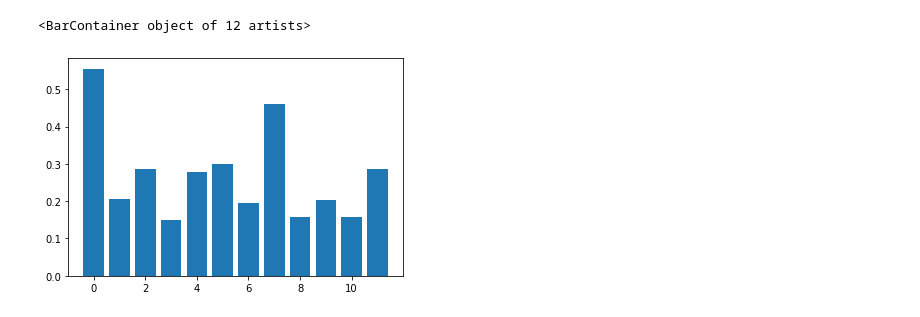
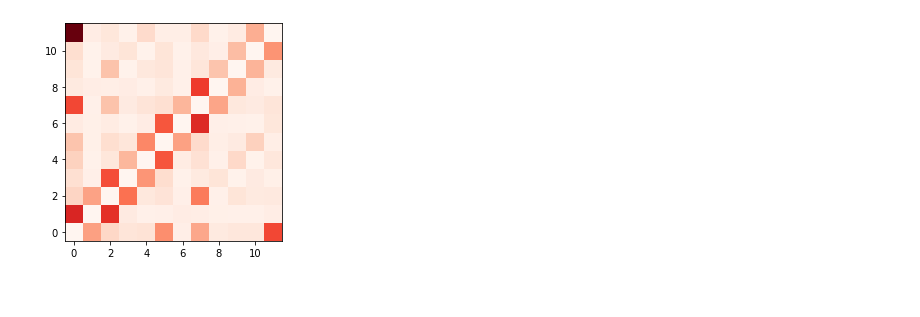
Before and after one commit to jpivarski-talks/2021-02-09-propose-scipy2021-tutorial, a Jupyter notebook: prep/million-song.ipynb, the cells around one changed output. Drawn from its saved outputs; the diff is of its cells as text; code cells hidden in the pictures.

Commit message:
This is good for the Million Songs.

```diff
--- a/prep/million-song.ipynb
+++ b/prep/million-song.ipynb
@@ -4,3 +6,5 @@ import numpy as np
 import matplotlib.pyplot as plt
 # %%
-songs = ak.from_parquet("/home/jpivarski/storage/million-song-dataset/data-zstd.parquet", lazy=True)
+# http://millionsongdataset.com/pages/field-list/
+songs = ak.from_parquet("~/storage/data/million-song-dataset/full/millionsongs", lazy=True)
+songs
@@ -24,12 +25,10 @@ key_shift = ak.Array([
     [10, 11,  0,  1,  2,  3,  4,  5,  6,  7,  8,  9],
     [11,  0,  1,  2,  3,  4,  5,  6,  7,  8,  9, 10],
 ])
+# %%
+# some_songs = songs[:10000]
+some_songs = ak.Array(songs.layout.partitions[0])
 # %%
-shift_for_song = key_shift[songs.analysis.key]
+shift_for_song = key_shift[some_songs.analysis.key]
 # %%
-shifted_pitches = songs.analysis.segments.pitches[shift_for_song[:, np.newaxis]]
+shifted_pitches = some_songs.analysis.segments.pitches[shift_for_song[:, np.newaxis]]
-# %%
-plt.bar(range(12), ak.mean(ak.mean(shifted_pitches[(songs.analysis.key_confidence > 0.9) & (songs.analysis.mode_confidence > 0.9) & (songs.analysis.mode == 1)], axis=1), axis=0))
-# %% [output]
-<BarContainer object of 12 artists>
-[figure, removed]
@@ -36,2 +37,17 @@ plt.bar(range(12), ak.mean(ak.mean(shifted_pitches[(songs.analysis.key_confidenc
+# %%
+second_loudest = sorted_pitches[:, :, -2]
+first_loudest = sorted_pitches[:, :, -1]
+
+fig, ax = plt.subplots(1, 1)
+ax.hist2d(
+    np.asarray(ak.flatten(first_loudest)),
+    np.asarray(ak.flatten(second_loudest)),
+    bins=(12, 12),
+    range=((-0.5, 11.5), (-0.5, 11.5)),
+    cmap="Reds",
+);
+ax.set_aspect(1)
+# %% [output]
+[figure, added]
 # %%
 loudest_pitches = ak.argmax(shifted_pitches, axis=-1)
```
Also changed, not shown: parts of 69 cells of this notebook, 1 other file.
